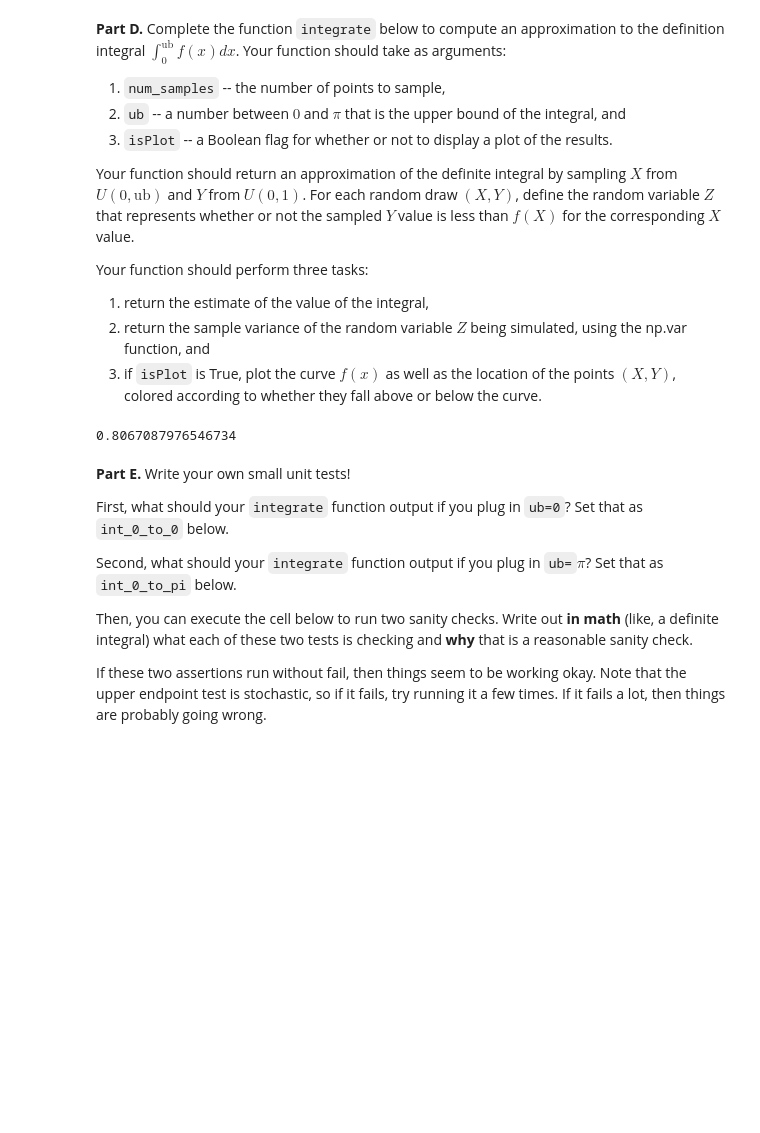
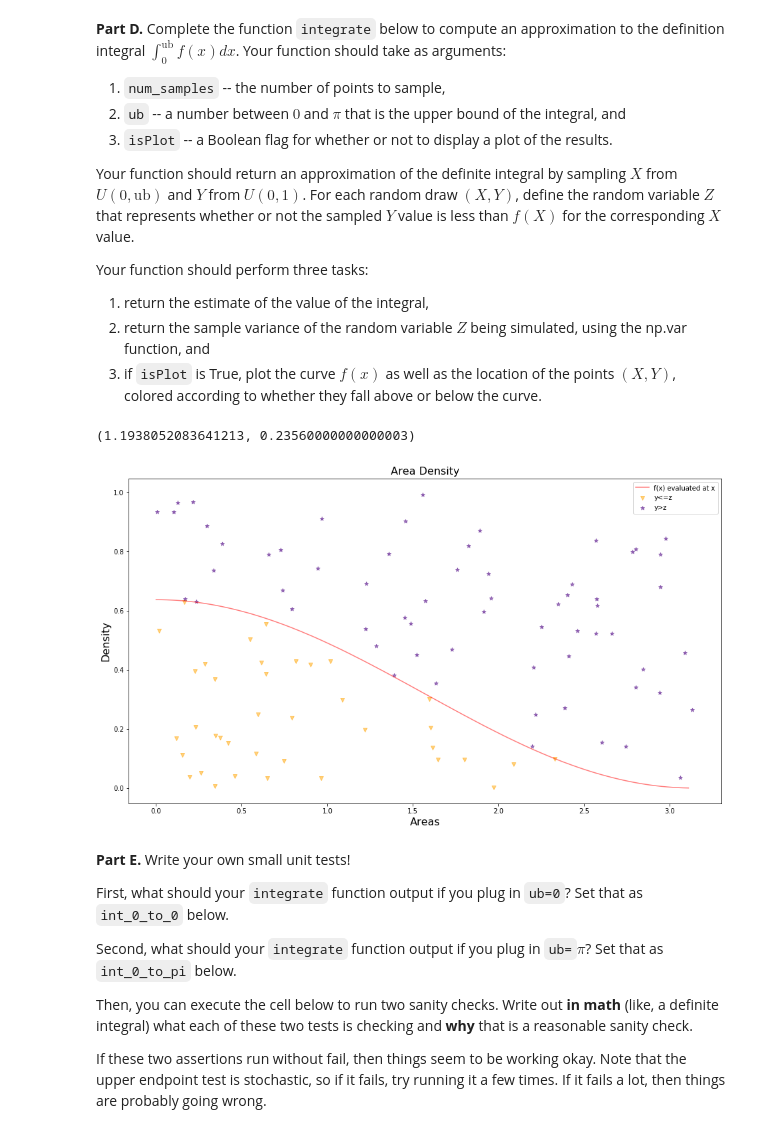
Before and after one commit to jasonlubrano/CSCI3022-DataScience, a Jupyter notebook: HW3/HW3/hmwk03_Lubrano_Jason.ipynb, the cells around one changed output. Saved outputs shown, nothing was run; the diff lists cells and outputs as text; code cells hidden in the pictures; blank space fills up the shorter version.

```diff
--- a/HW3/HW3/hmwk03_Lubrano_Jason.ipynb
+++ b/HW3/HW3/hmwk03_Lubrano_Jason.ipynb
@@ -409,12 +403,13 @@ def cosfunc(x):
     return np.cos(x)
 # %%
 # integrate(1000, np.math.pi, True)`
-integrate(100, np.math.pi / 2, False)
+integrate(100, np.math.pi, True)
 # func(np.math.pi/2)
 
 #func(10)
 # %% [output]
-0.8067087976546734
+(1.1938052083641213, 0.23560000000000003)
+[figure, added]
 # %% [markdown]
 **Part E.** Write your own small unit tests!
 
```
Also changed, not shown: parts of 5 cells of this notebook, 1 other file.
